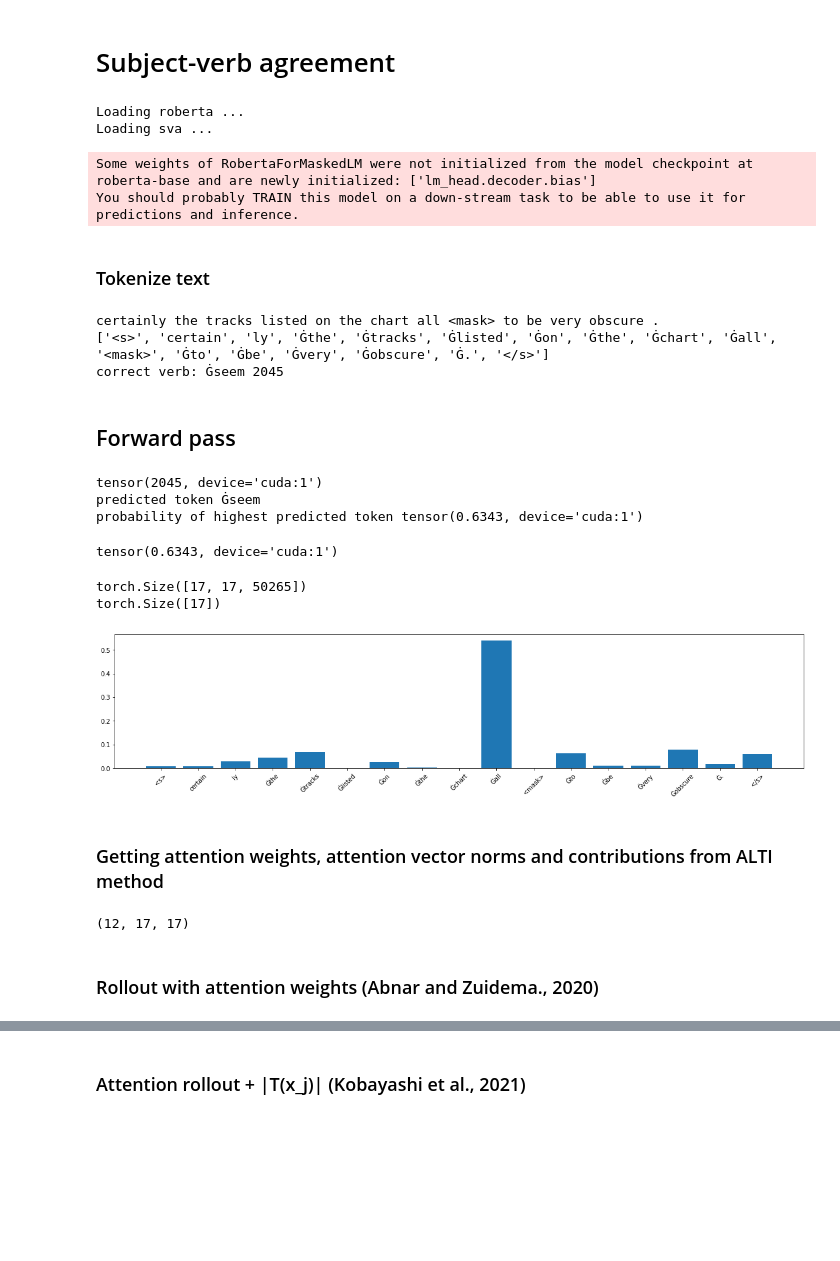
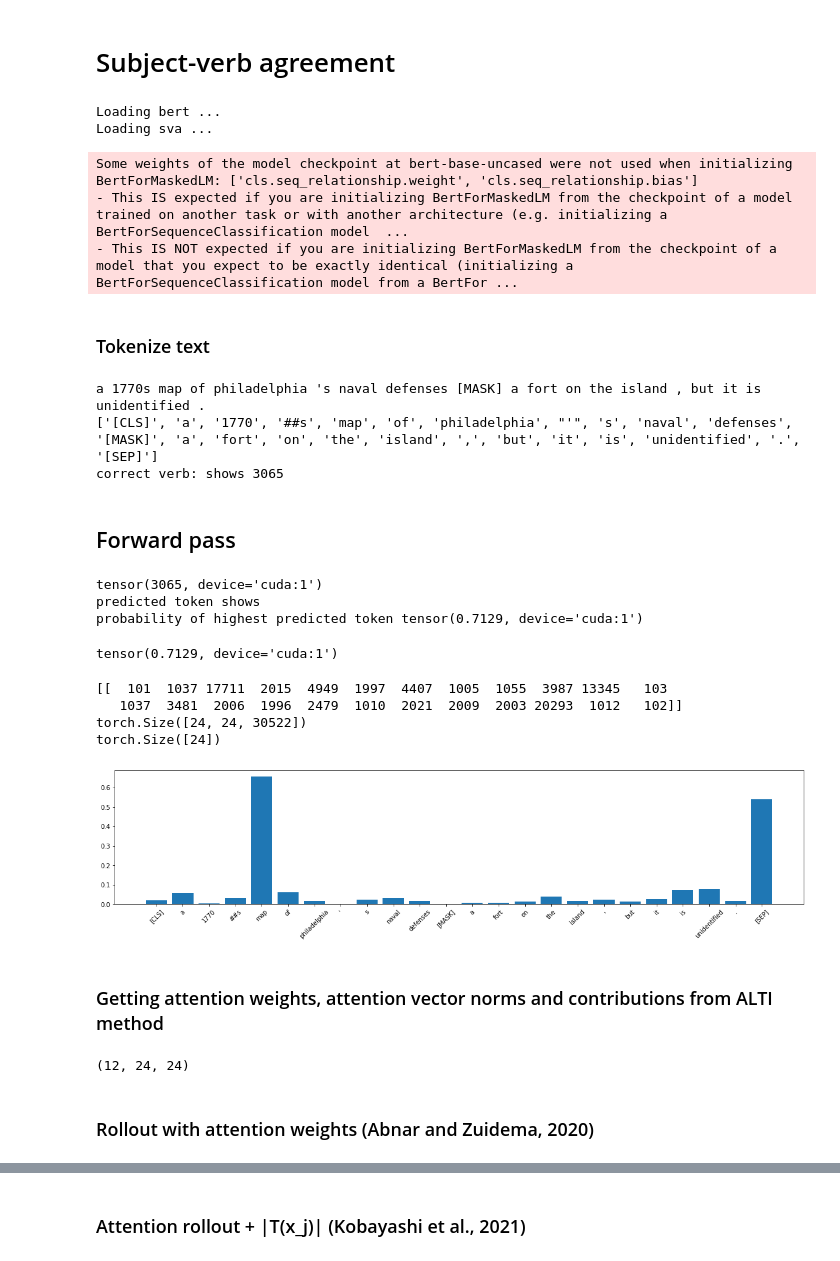
Before and after one commit to mt-upc/transformer-contributions, a Jupyter notebook: SVA.ipynb, the cells around one changed output, grey strips where cells are left out. Drawn from its saved outputs; the diff is of its cells as text; code cells hidden in the pictures; blank space fills up the shorter version.

```diff
--- a/SVA.ipynb
+++ b/SVA.ipynb
@@ -24,17 +24,18 @@ torch.cuda.current_device()
 # %% [markdown]
 # Subject-verb agreement
 # %%
-model_name = 'roberta'
+model_name = 'bert'
 dataset_name = 'sva'
 # No dataset to load
 model, tokenizer, dataset_partition = load_model_data(model_name, dataset_name)
 # %% [output]
-Loading roberta ...
+Loading bert ...
 Loading sva ...
-Some weights of RobertaForMaskedLM were not initialized from the model checkpoint at roberta-base and are newly initialized: ['lm_head.decoder.bias']
-You should probably TRAIN this model on a down-stream task to be able to use it for predictions and inference.
+Some weights of the model checkpoint at bert-base-uncased were not used when initializing BertForMaskedLM: ['cls.seq_relationship.weight', 'cls.seq_relationship.bias']
+- This IS expected if you are initializing BertForMaskedLM from the checkpoint of a model trained on another task or with another architecture (e.g. initializing a BertForSequenceClassification model  ...
+- This IS NOT expected if you are initializing BertForMaskedLM from the checkpoint of a model that you expect to be exactly identical (initializing a BertForSequenceClassification model from a BertFor ...
 # %%
-i = 4000#3,4000,10,28
+i = 3#3,4000,10,28
 
 na,_,masked,good,bad = dataset_partition[i].strip().split("\t")
 if model_name == 'roberta':
@@ -54,9 +55,9 @@ good_verb_id = tokenizer.convert_tokens_to_ids(good)
 wrong_verb_id = tokenizer.convert_tokens_to_ids(bad)
 print('correct verb:', good, good_verb_id)
 # %% [output]
-certainly the tracks listed on the chart all <mask> to be very obscure .
-['<s>', 'certain', 'ly', 'Ġthe', 'Ġtracks', 'Ġlisted', 'Ġon', 'Ġthe', 'Ġchart', 'Ġall', '<mask>', 'Ġto', 'Ġbe', 'Ġvery', 'Ġobscure', 'Ġ.', '</s>']
-correct verb: Ġseem 2045
+a 1770s map of philadelphia 's naval defenses [MASK] a fort on the island , but it is unidentified .
+['[CLS]', 'a', '1770', '##s', 'map', 'of', 'philadelphia', "'", 's', 'naval', 'defenses', '[MASK]', 'a', 'fort', 'on', 'the', 'island', ',', 'but', 'it', 'is', 'unidentified', '.', '[SEP]']
+correct verb: shows 3065
 # %% [markdown]
 ## Forward pass
 # %%
@@ -69,14 +70,14 @@ pred = torch.max(probs[0][target_idx])
 print('predicted token', tokenizer.convert_ids_to_tokens(pred_ind.item()))
 print('probability of highest predicted token', pred)
 # %% [output]
-tensor(2045, device='cuda:1')
-predicted token Ġseem
-probability of highest predicted token tensor(0.6343, device='cuda:1')
+tensor(3065, device='cuda:1')
+predicted token shows
+probability of highest predicted token tensor(0.7129, device='cuda:1')
 # %%
 ## probability of correct verb
 probs[0,target_idx,good_verb_id]
 # %% [output]
-tensor(0.6343, device='cuda:1')
+tensor(0.7129, device='cuda:1')
 # %%
 model_wrapped = ModelWrapper(model)
 prediction_scores, hidden_states, attentions, contributions_data = model_wrapped(pt_batch)
@@ -92,38 +93,41 @@ max_len = pt_batch['input_ids'][0].size(0)
 
 # Repeat each example 'max_len' times
 x = pt_batch['input_ids'].cpu().detach().numpy()
+print(x)
 extended_x = np.reshape(np.tile(x[:,None,...], (1, max_len, 1)),(-1,x.shape[-1]))
 
 # Create unk sequences and unk mask
-unktoken = tokenizer.encode([tokenizer.mask_token])[1]
+unktoken = tokenizer.mask_token_id
 unks = unktoken * np.eye(max_len)
 unks =  np.tile(unks, (batch_size, 1))
 
 unk_mask =  (unktoken - unks)/unktoken
 
 # Replace one token in each repeatition with unk
 extended_x = extended_x * unk_mask + unks
 
 # Get the new output
 extended_logits = model_wrapped.get_prediction(torch.tensor(extended_x, dtype=torch.int64,device=device))
 # extended_logits = extended_predictions[0]
 extended_probs = torch.nn.Softmax(dim=-1)(extended_logits)
 print(extended_probs.size())
 extended_correct_probs = extended_probs[:,target_idx,good_verb_id]
 print(extended_correct_probs.size())
 # extended_wrong_probs =  extended_probs[:,target_idx,wrong_verb_id]
 # extended_diff_scores = extended_correct_probs - extended_wrong_probs
 
 
 # # Save the difference in the probability predicted for the correct class
 #diffs = abs(main_diff_score - extended_diff_scores)
 diffs = abs(actual_verb_score - extended_correct_probs)
 
 plot_histogram(diffs,tokenized_text)
 # %% [output]
-torch.Size([17, 17, 50265])
-torch.Size([17])
+[[  101  1037 17711  2015  4949  1997  4407  1005  1055  3987 13345   103
+   1037  3481  2006  1996  2479  1010  2021  2009  2003 20293  1012   102]]
+torch.Size([24, 24, 30522])
+torch.Size([24])
-[figure, old version]
+[figure, new version]
 # %% [markdown]
 ### Getting attention weights, attention vector norms and contributions from ALTI method
 # %%
@@ -135,9 +139,9 @@ normalized_model_norms = normalize_contributions(contributions_data['transformed
 resultant_norm = resultants_norm = torch.norm(torch.squeeze(contributions_data['resultants']),p=1,dim=-1)
 normalized_contributions = normalize_contributions(contributions_data['contributions'],scaling='min_sum',resultant_norm=resultant_norm)#min_sum
 # %% [output]
-(12, 17, 17)
+(12, 24, 24)
 # %% [markdown]
-### Rollout with attention weights (Abnar and Zuidema., 2020)
+### Rollout with attention weights (Abnar and Zuidema, 2020)
 # %%
 joint_attentions = compute_rollout(att_mat_sum_heads)
 # %%
```
Also changed, not shown: parts of 8 cells of this notebook, 4 other files.
